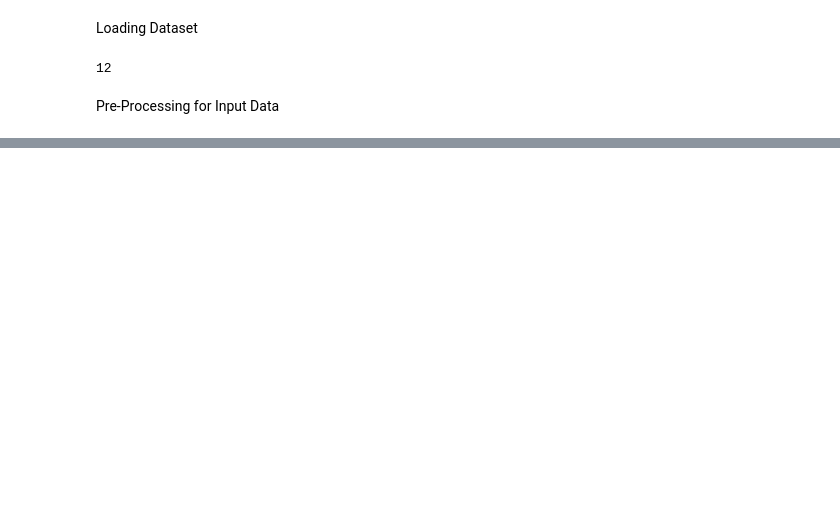
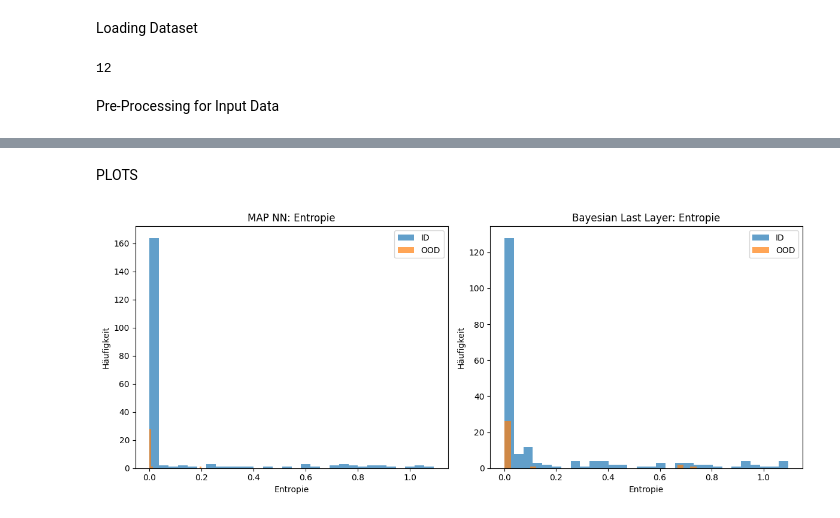
Before and after one commit to Kingmopser/ProbabilisticML, a Jupyter notebook: src/RealData.ipynb, the cells around one changed output, grey strips where cells are left out. Drawn from its saved outputs; the diff is of its cells as text; code cells hidden in the pictures; blank space fills up the shorter version.

```diff
--- a/src/RealData.ipynb
+++ b/src/RealData.ipynb
@@ -110,5 +181,47 @@ Epoch: 20 | Loss: 0.24839
 # %%
+#MAP
+#ID
+prob_ID = prob[~is_ood]
+mapentr_ID = mapentr[~is_ood]
+#OOD
+prob_OOD =prob[is_ood]
+mapentr_OOD = mapentr[is_ood]
+
+
+
+#BAYES
+#ID
+mean_prob_ID= mean_prob[~is_ood]
+pred_ent_ID = entropy[~is_ood]
+aleatoric_ID = exp_entr[~is_ood]
+epistemic_ID = mi[~is_ood]
+#OOD
 mean_prob_OOD= mean_prob[is_ood]
-mean_prob_ID= mean_prob[~is_ood]
-entropy_OOD = entropy[is_ood]
-entropy_ID = entropy[~is_ood]
+pred_ent_OOD = entropy[is_ood]
+aleatoric_OOD = exp_entr[is_ood]
+epistemic_OOD = mi[is_ood]
+# %% [markdown]
+PLOTS
+# %%
+plt.figure(figsize=(12,5))
+#MAP ENTROPY
+plt.subplot(1,2,1)
+plt.hist(mapentr_ID, bins=30, alpha=0.7, label='ID')
+plt.hist(mapentr_OOD, bins=30, alpha=0.7, label='OOD')
+plt.title('MAP NN: Entropie')
+plt.xlabel('Entropie')
+plt.ylabel('Häufigkeit')
+plt.legend()
+# BLL ENTROPY
+plt.subplot(1,2,2)
+plt.hist(pred_ent_ID, bins=30, alpha=0.7, label='ID')
+plt.hist(pred_ent_OOD, bins=30, alpha=0.7, label='OOD')
+plt.title('Bayesian Last Layer: Entropie')
+plt.xlabel('Entropie')
+plt.ylabel('Häufigkeit')
+plt.legend()
+
+plt.tight_layout()
+plt.show()
+# %% [output]
+[figure, added]
```
Also changed, not shown: parts of 7 cells of this notebook, 2 other files.
